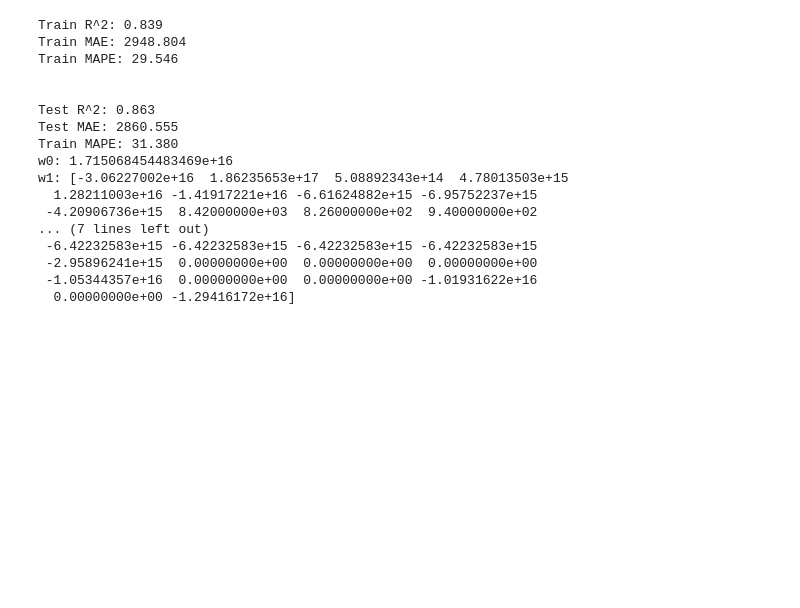
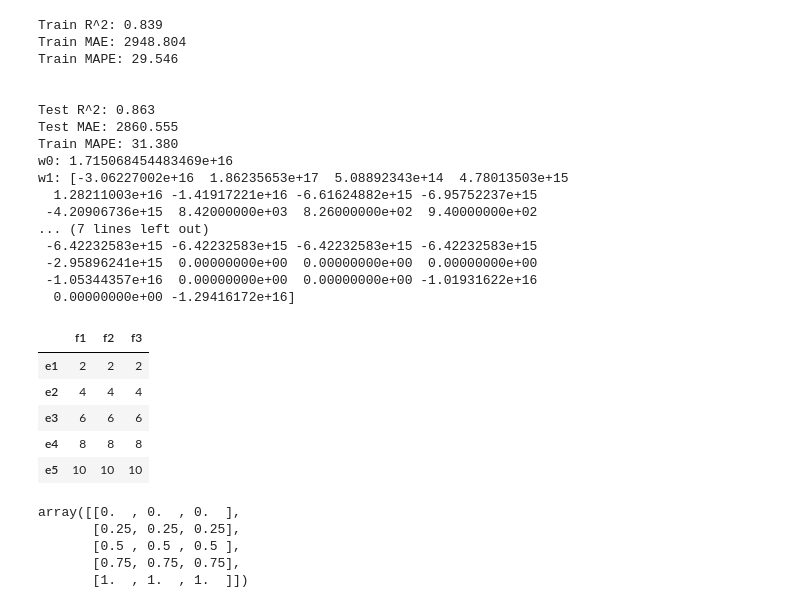
Before and after one commit to kdunaev-a10/SkillFactory-DTS, a Jupyter notebook: module-ML/ML-2/ml2-insuarance.ipynb, the cells around one changed output. Drawn from its saved outputs; the diff is of its cells as text; code cells hidden in the pictures; blank space fills up the shorter version.

```diff
--- a/module-ML/ML-2/ml2-insuarance.ipynb
+++ b/module-ML/ML-2/ml2-insuarance.ipynb
@@ -375,3 +375,32 @@ w1: [-3.06227002e+16  1.86235653e+17  5.08892343e+14  4.78013503e+15
  -2.95896241e+15  0.00000000e+00  0.00000000e+00  0.00000000e+00
  -1.05344357e+16  0.00000000e+00  0.00000000e+00 -1.01931622e+16
   0.00000000e+00 -1.29416172e+16]
+# %%
+# Initialize data to Dicts of series.
+d = {'f1' : pd.Series([2, 4, 6, 8, 10], index =['e1', 'e2', 'e3', 'e4', 'e5']),
+   'f2' : pd.Series([2, 4, 6, 8, 10], index =['e1', 'e2', 'e3', 'e4', 'e5']),
+   'f3' : pd.Series([2, 4, 6, 8, 10], index =['e1', 'e2', 'e3', 'e4', 'e5'])}
+
+# creates Dataframe.
+dframe = pd.DataFrame(d)
+display(dframe)
+
+#Создаем объект для min-max нормализации
+scaler = preprocessing.MinMaxScaler()
+#Вычисляем параметры для нормализации - min и max для каждого столбца
+scaler.fit(dframe)
+#Производим преобразование для каждой из выборок
+dframe_scale = scaler.transform(dframe)
+display(dframe_scale)
+# %% [output]
+|  | f1 | f2 | f3 |
+| e1 | 2 | 2 | 2 |
+| e2 | 4 | 4 | 4 |
+| e3 | 6 | 6 | 6 |
+| e4 | 8 | 8 | 8 |
+| e5 | 10 | 10 | 10 |
+array([[0.  , 0.  , 0.  ],
+       [0.25, 0.25, 0.25],
+       [0.5 , 0.5 , 0.5 ],
+       [0.75, 0.75, 0.75],
+       [1.  , 1.  , 1.  ]])
```
Also changed, not shown: parts of 1 cell of this notebook.
